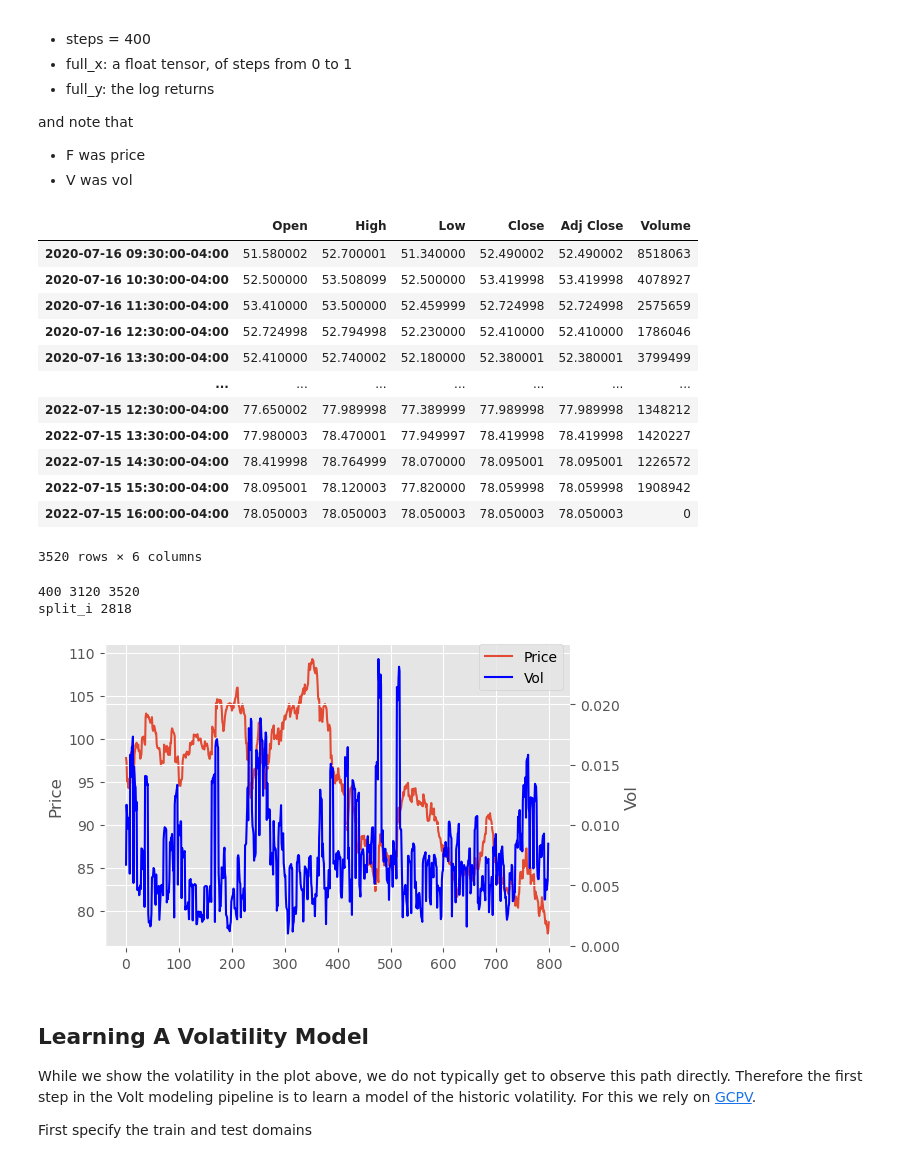
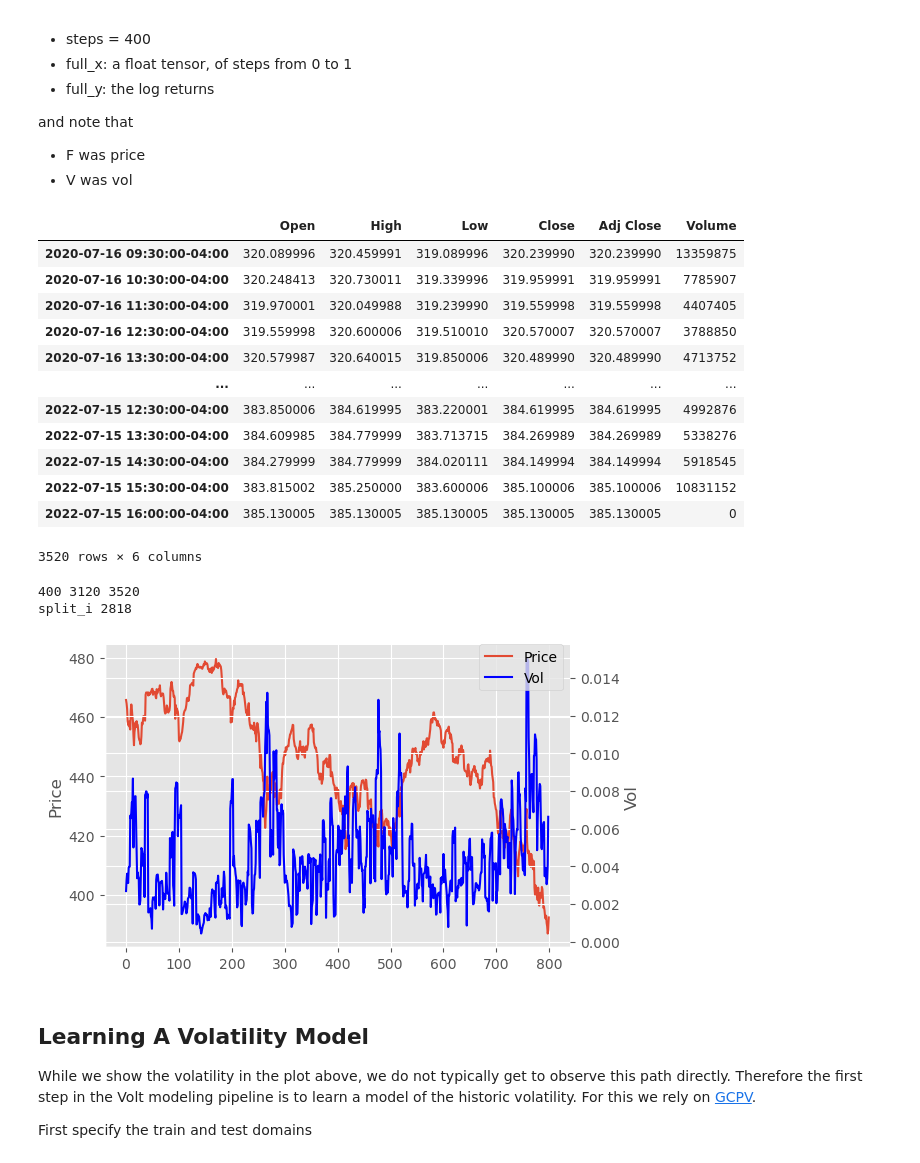
Before and after one commit to wassname/Volt, a Jupyter notebook: notebooks/00.03_mjc_example_realdata_longr.ipynb, the cells around one changed output. Saved outputs shown, nothing was run; the diff lists cells and outputs as text; code cells hidden in the pictures.

```diff
--- a/notebooks/00.03_mjc_example_realdata_longr.ipynb
+++ b/notebooks/00.03_mjc_example_realdata_longr.ipynb
@@ -67,26 +67,26 @@ and note that
 # %%
 import yfinance as yf
 import requests_cache
 # let's cache where we can
 session = requests_cache.CachedSession('../data/interim/.yfinance.cache')
 session.headers['User-agent'] = 'Mozilla/5.0 (Windows NT 10.0; rv:91.0) Gecko/20100101 Firefox/91.0'
 
-ticker="SPX"
+ticker="SPY"
 data = yf.download(tickers=ticker, session=session, period='2y', interval="1h", progress=False)
 data
 # %% [output]
 |  | Open | High | Low | Close | Adj Close | Volume |
-| 2020-07-16 09:30:00-04:00 | 51.580002 | 52.700001 | 51.340000 | 52.490002 | 52.490002 | 8518063 |
-| 2020-07-16 10:30:00-04:00 | 52.500000 | 53.508099 | 52.500000 | 53.419998 | 53.419998 | 4078927 |
-| 2020-07-16 11:30:00-04:00 | 53.410000 | 53.500000 | 52.459999 | 52.724998 | 52.724998 | 2575659 |
-| 2020-07-16 12:30:00-04:00 | 52.724998 | 52.794998 | 52.230000 | 52.410000 | 52.410000 | 1786046 |
-| 2020-07-16 13:30:00-04:00 | 52.410000 | 52.740002 | 52.180000 | 52.380001 | 52.380001 | 3799499 |
+| 2020-07-16 09:30:00-04:00 | 320.089996 | 320.459991 | 319.089996 | 320.239990 | 320.239990 | 13359875 |
+| 2020-07-16 10:30:00-04:00 | 320.248413 | 320.730011 | 319.339996 | 319.959991 | 319.959991 | 7785907 |
+| 2020-07-16 11:30:00-04:00 | 319.970001 | 320.049988 | 319.239990 | 319.559998 | 319.559998 | 4407405 |
+| 2020-07-16 12:30:00-04:00 | 319.559998 | 320.600006 | 319.510010 | 320.570007 | 320.570007 | 3788850 |
+| 2020-07-16 13:30:00-04:00 | 320.579987 | 320.640015 | 319.850006 | 320.489990 | 320.489990 | 4713752 |
 | ... | ... | ... | ... | ... | ... | ... |
-| 2022-07-15 12:30:00-04:00 | 77.650002 | 77.989998 | 77.389999 | 77.989998 | 77.989998 | 1348212 |
-| 2022-07-15 13:30:00-04:00 | 77.980003 | 78.470001 | 77.949997 | 78.419998 | 78.419998 | 1420227 |
-| 2022-07-15 14:30:00-04:00 | 78.419998 | 78.764999 | 78.070000 | 78.095001 | 78.095001 | 1226572 |
-| 2022-07-15 15:30:00-04:00 | 78.095001 | 78.120003 | 77.820000 | 78.059998 | 78.059998 | 1908942 |
-| 2022-07-15 16:00:00-04:00 | 78.050003 | 78.050003 | 78.050003 | 78.050003 | 78.050003 | 0 |
+| 2022-07-15 12:30:00-04:00 | 383.850006 | 384.619995 | 383.220001 | 384.619995 | 384.619995 | 4992876 |
+| 2022-07-15 13:30:00-04:00 | 384.609985 | 384.779999 | 383.713715 | 384.269989 | 384.269989 | 5338276 |
+| 2022-07-15 14:30:00-04:00 | 384.279999 | 384.779999 | 384.020111 | 384.149994 | 384.149994 | 5918545 |
+| 2022-07-15 15:30:00-04:00 | 383.815002 | 385.250000 | 383.600006 | 385.100006 | 385.100006 | 10831152 |
+| 2022-07-15 16:00:00-04:00 | 385.130005 | 385.130005 | 385.130005 | 385.130005 | 385.130005 | 0 |
 3520 rows × 6 columns
 # %%
 print(steps, len(data)-steps, len(data))
@@ -127,4 +127,4 @@ fig.legend(bbox_to_anchor=(0.9, 0.9))
 sns.despine()
 plt.show()
 # %% [output]
-[figure, old version]
+[figure, new version]
```
Also changed, not shown: parts of 9 cells of this notebook, 4 other files.
